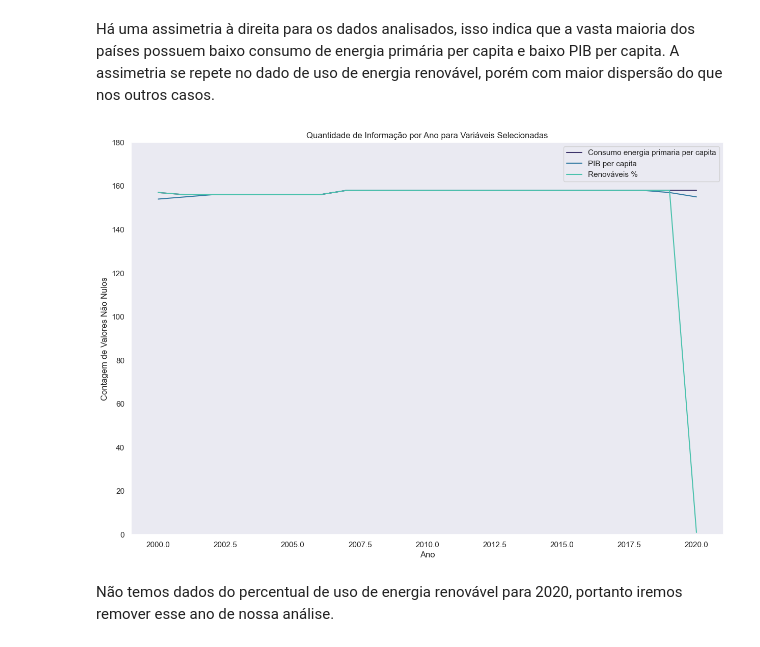
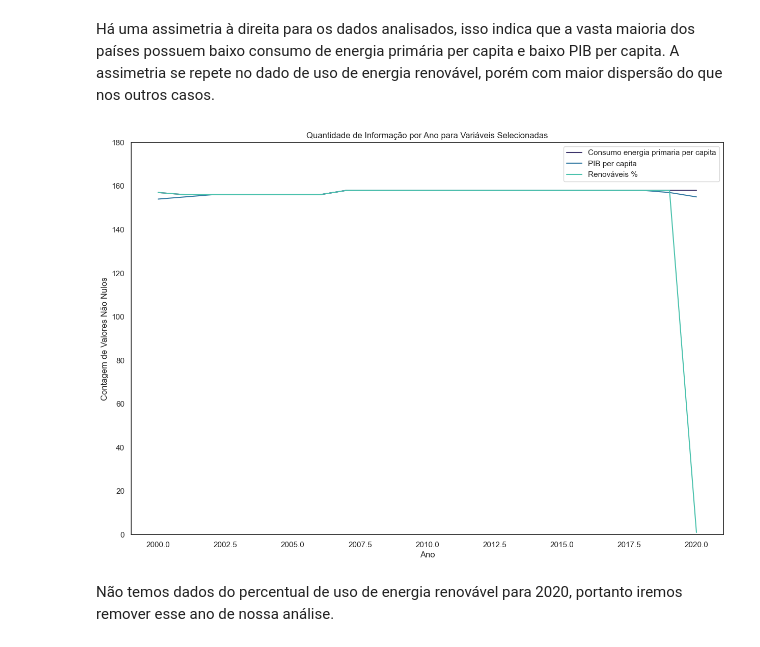
Before and after one commit to Felipefalex/Projeto-Sustainable-Energy, a Jupyter notebook: sustainable_energy.ipynb, the cells around one changed output. Saved outputs shown, nothing was run; the diff lists cells and outputs as text; code cells hidden in the pictures.

```diff
--- a/sustainable_energy.ipynb
+++ b/sustainable_energy.ipynb
@@ -211,24 +233,25 @@ Há uma assimetria à direita para os dados analisados, isso indica que a vasta
 # %%
 # Contagem de informações não nulas por ano para cada variável
 contagem_info = data.groupby('Ano')[variáveis_chave].count()
 
 # Definindo a paleta de cores do seaborn
 cores = sns.color_palette("mako", len(variáveis_chave))
 
 # Plotando o gráfico
+sns.set_theme(style="white")
 plt.figure(figsize=(15, 10))
 for var, color in zip(variáveis_chave, cores):
     plt.plot(contagem_info.index, contagem_info[var], label=var, color=color)
 
 plt.xlabel('Ano')
 plt.ylabel('Contagem de Valores Não Nulos')
 plt.ylim(bottom=0, top=180)
 plt.title('Quantidade de Informação por Ano para Variáveis Selecionadas')
 plt.legend()
 plt.grid(False)
 plt.show()
 # %% [output]
-[figure, old version]
+[figure, new version]
 # %% [markdown]
 Não temos dados do percentual de uso de energia renovável para 2020, portanto iremos remover esse ano de nossa análise.
 # %%
```
Also changed, not shown: parts of 30 cells of this notebook.
